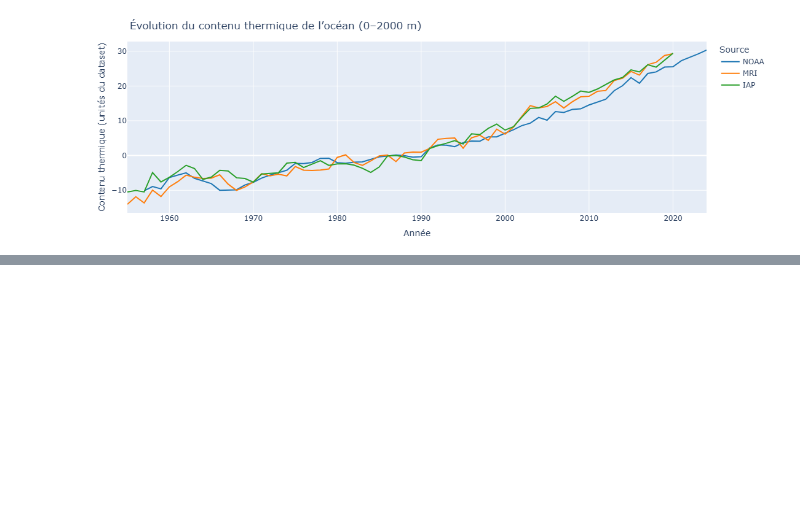
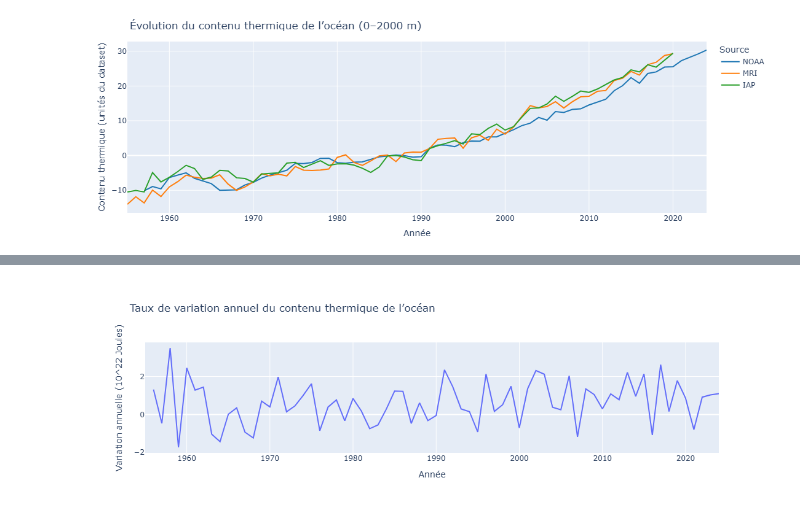
Before and after one commit to Juliendnte/OceanState_Analysis, a Jupyter notebook: oceanstate_analysis/notebooks/exploratory/heat.ipynb, the cells around one changed output, grey strips where cells are left out. Saved outputs shown, nothing was run; the diff lists cells and outputs as text; code cells hidden in the pictures; blank space fills up the shorter version.

```diff
--- a/oceanstate_analysis/notebooks/exploratory/heat.ipynb
+++ b/oceanstate_analysis/notebooks/exploratory/heat.ipynb
@@ -70,0 +102,20 @@ fig.show()
+# %%
+df["OHC_avg"] = df[
+    ["ocean_heat_content_noaa_2000m",
+     "ocean_heat_content_mri_2000m",
+     "ocean_heat_content_iap_2000m"]
+].mean(axis=1)
+
+df["OHC_change"] = df["OHC_avg"].diff()
+
+fig = px.line(
+    df,
+    x="Year",
+    y="OHC_change",
+    title="Taux de variation annuel du contenu thermique de l’océan",
+    labels={"OHC_change": "Variation annuelle (10^22 Joules)", "Year": "Année"}
+)
+
+fig.show()
+# %% [output]
+[figure, added]
```
Also changed, not shown: parts of 1 cell of this notebook, 6 other files.
